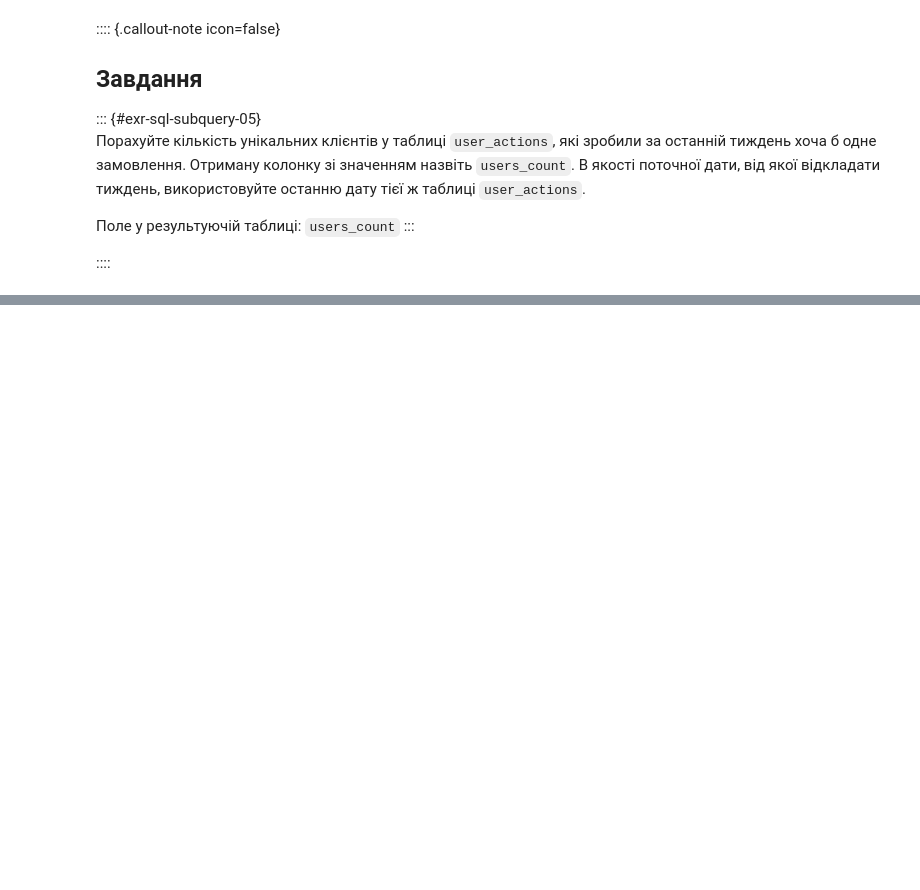
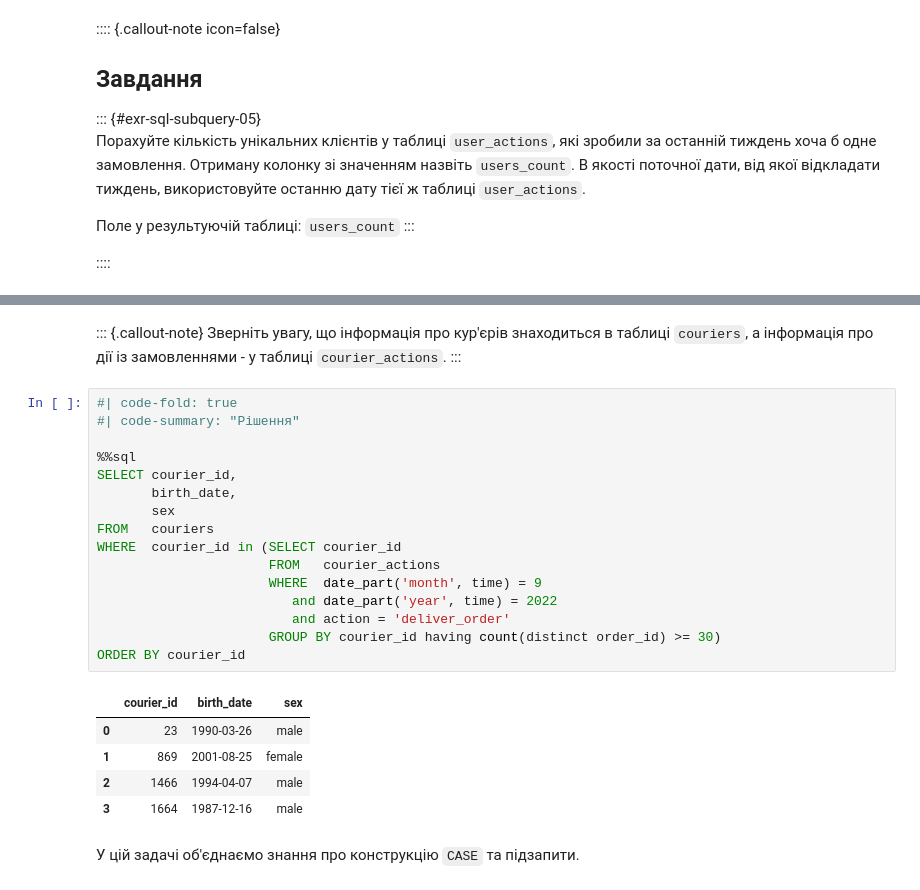
Before and after one commit to Aranaur/py4ds, a Jupyter notebook: sql_subquery.ipynb, the cells around one changed output, grey strips where cells are left out. Drawn from its saved outputs; the diff is of its cells as text; blank space fills up the shorter version.

```diff
--- a/sql_subquery.ipynb
+++ b/sql_subquery.ipynb
@@ -433,0 +670,28 @@ WHERE  action = 'create_order'
+# %% [markdown]
+::: {.callout-note}
+Зверніть увагу, що інформація про кур'єрів знаходиться в таблиці `couriers`, а інформація про дії із замовленнями - у таблиці `courier_actions`.
+:::
+# %%
+#| code-fold: true
+#| code-summary: "Рішення"
+
+%%sql
+SELECT courier_id,
+       birth_date,
+       sex
+FROM   couriers
+WHERE  courier_id in (SELECT courier_id
+                      FROM   courier_actions
+                      WHERE  date_part('month', time) = 9
+                         and date_part('year', time) = 2022
+                         and action = 'deliver_order'
+                      GROUP BY courier_id having count(distinct order_id) >= 30)
+ORDER BY courier_id
+# %% [output]
+|  | courier_id | birth_date | sex |
+| 0 | 23 | 1990-03-26 | male |
+| 1 | 869 | 2001-08-25 | female |
+| 2 | 1466 | 1994-04-07 | male |
+| 3 | 1664 | 1987-12-16 | male |
+# %% [markdown]
+У цій задачі об'єднаємо знання про конструкцію `CASE` та підзапити.
```
Also changed, not shown: parts of 19 cells of this notebook, 20 other files.
